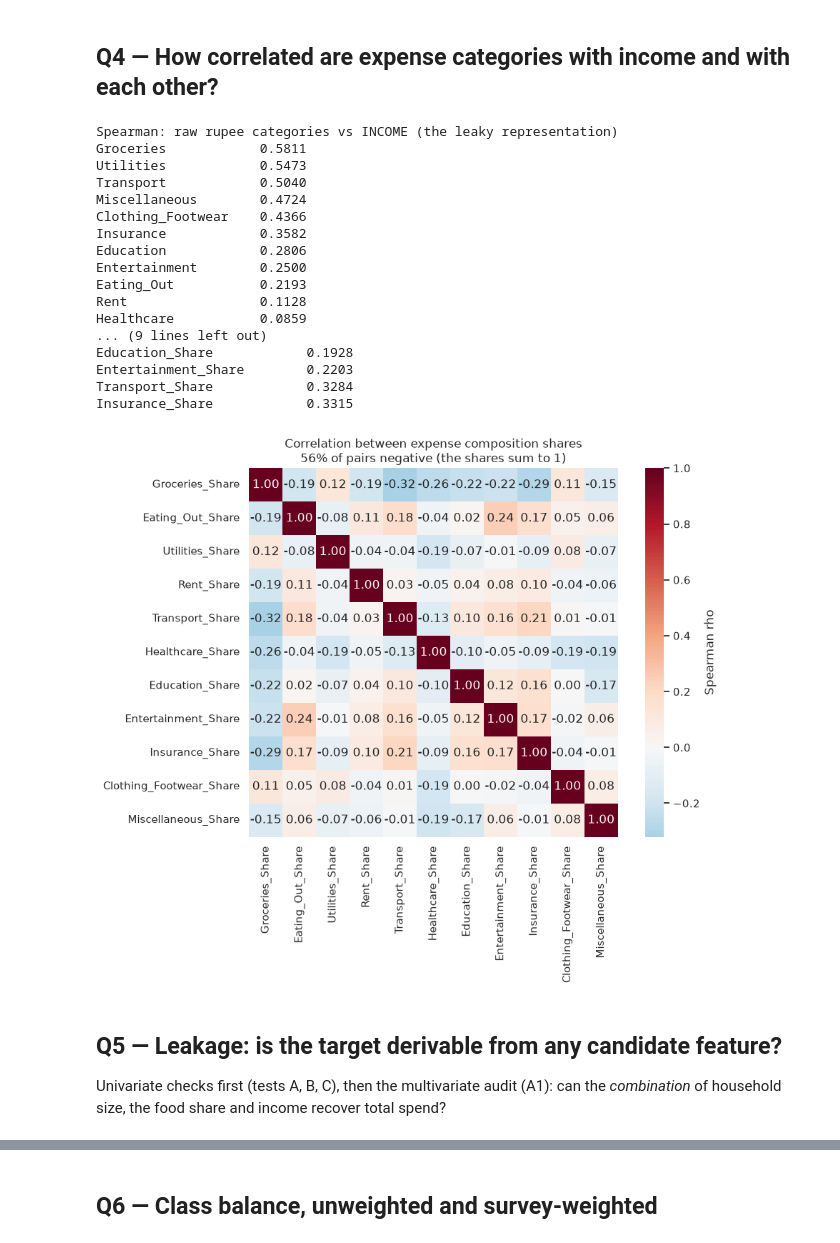
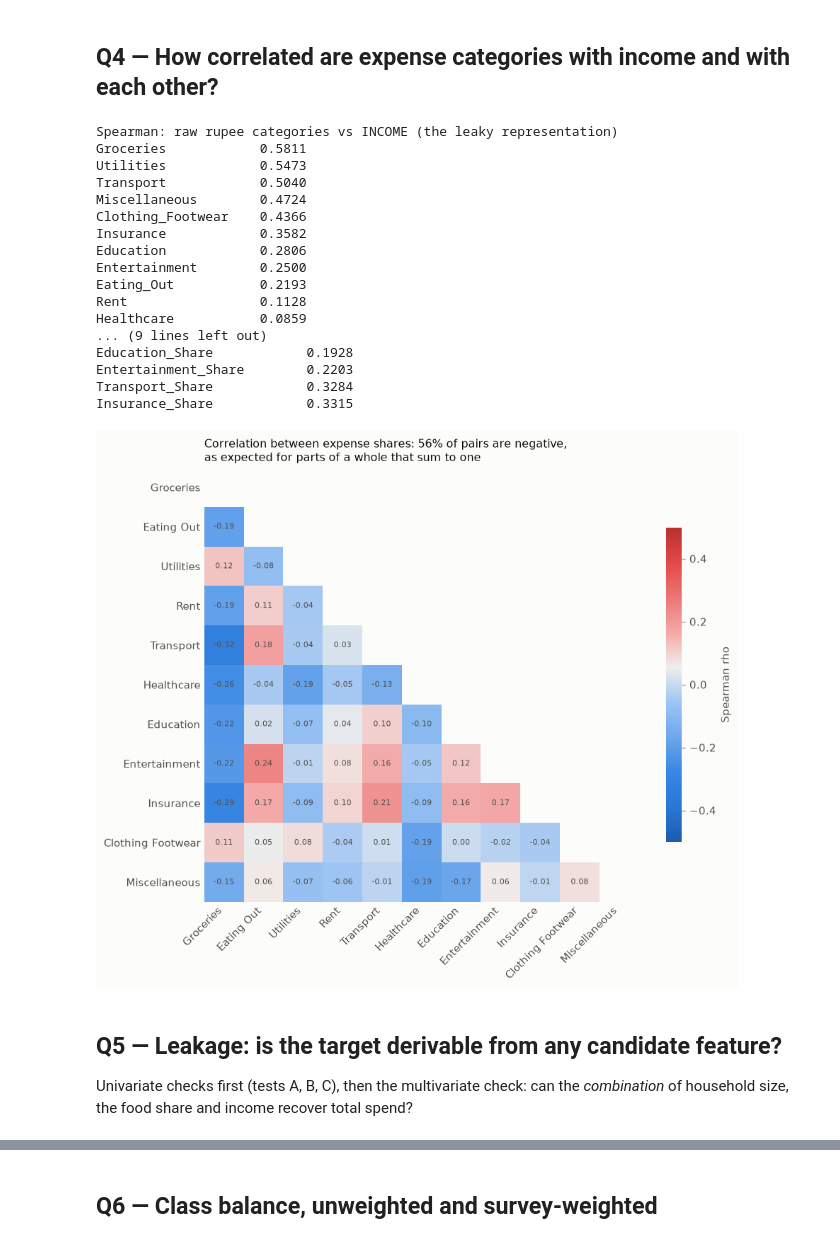
Before and after one commit to saint2706/savings-goal-classifier, a Jupyter notebook: notebooks/01_eda_and_leakage_check.ipynb, the cells around one changed output, grey strips where cells are left out. Drawn from its saved outputs; the diff is of its cells as text; code cells hidden in the pictures.

```diff
--- a/notebooks/01_eda_and_leakage_check.ipynb
+++ b/notebooks/01_eda_and_leakage_check.ipynb
@@ -12,11 +12,11 @@ warnings.filterwarnings("ignore")
 import matplotlib.pyplot as plt
 import numpy as np
 import pandas as pd
-import seaborn as sns
 from scipy.stats import spearmanr
 from sklearn.metrics import roc_auc_score
 
 from savings_goal import config as C
+from savings_goal import viz
 from savings_goal.data.build import reconcile_totals
 from savings_goal.evaluation import leakage
 from savings_goal.evaluation.metrics import weighted_mean
@@ -25,7 +25,7 @@ from savings_goal.io import load_features, load_households, write_result
 from savings_goal.models.pipeline import xgb_pipeline
 
 pd.set_option("display.max_columns", 60)
-sns.set_theme(style="whitegrid")
+viz.use()
 
 df = load_households()
 feats = load_features()
@@ -140,44 +140,57 @@ Duplicate household identifiers: 0
 # %%
 raw_corr = df[EXPENSE].corrwith(df["INCOME"], method="spearman").sort_values(ascending=False)
 print("Spearman: raw rupee categories vs INCOME (the leaky representation)")
 print(raw_corr.round(4).to_string())
 share_corr = df[SHARE_COLS].corrwith(df["Log_Income"], method="spearman").sort_values()
 print("\nSpearman: composition shares vs income")
 print(share_corr.round(4).to_string())
 
 share_cm = df[SHARE_COLS].corr(method="spearman")
-fig, ax = plt.subplots(figsize=(10, 8))
-sns.heatmap(share_cm, annot=True, fmt=".2f", cmap="RdBu_r", center=0, square=True,
-            cbar_kws={"label": "Spearman rho"}, ax=ax)
+labels = [c.replace("_Share", "").replace("_", " ") for c in SHARE_COLS]
+mask = np.triu(np.ones_like(share_cm, dtype=bool))
+shown = share_cm.mask(mask)
+fig, ax = plt.subplots(figsize=(9, 7.5))
+im = ax.imshow(shown, cmap=viz.DIVERGING, vmin=-0.5, vmax=0.5)
+for i in range(len(labels)):
+    for j in range(i):
+        v = share_cm.iat[i, j]
+        ax.text(j, i, f"{v:.2f}", ha="center", va="center", fontsize=7,
+                color="#ffffff" if abs(v) > 0.35 else viz.INK_2)
+ax.set_xticks(range(len(labels)), labels, rotation=45, ha="right")
+ax.set_yticks(range(len(labels)), labels)
+for side in ("left", "bottom"):
+    ax.spines[side].set_visible(False)
+ax.tick_params(length=0)
+cb = fig.colorbar(im, ax=ax, shrink=0.7, label="Spearman rho")
+cb.outline.set_visible(False)
 off = share_cm.where(~np.eye(len(SHARE_COLS), dtype=bool)).stack()
-ax.set_title(f"Correlation between expense composition shares\n"
-             f"{(off < 0).mean():.0%} of pairs negative (the shares sum to 1)")
-plt.tight_layout()
-plt.savefig(C.RESULTS / "phase1_share_correlations.png", dpi=150, bbox_inches="tight")
+ax.set_title(f"Correlation between expense shares: {(off < 0).mean():.0%} of pairs are negative,\n"
+             "as expected for parts of a whole that sum to one")
+plt.savefig(C.RESULTS / "phase1_share_correlations.png")
 plt.show()
 # %% [output]
 Spearman: raw rupee categories vs INCOME (the leaky representation)
 Groceries            0.5811
 Utilities            0.5473
 Transport            0.5040
 Miscellaneous        0.4724
 Clothing_Footwear    0.4366
 Insurance            0.3582
 Education            0.2806
 Entertainment        0.2500
 Eating_Out           0.2193
 Rent                 0.1128
 Healthcare           0.0859
 ... (9 lines left out)
 Education_Share            0.1928
 Entertainment_Share        0.2203
 Transport_Share            0.3284
 Insurance_Share            0.3315
-[figure, old version]
+[figure, new version]
 # %% [markdown]
 ## Q5 — Leakage: is the target derivable from any candidate feature?
 
-Univariate checks first (tests A, B, C), then the multivariate audit (A1): can the
+Univariate checks first (tests A, B, C), then the multivariate check: can the
 *combination* of household size, the food share and income recover total spend?
 # %%
 rec = reconcile_totals(__import__("polars").from_pandas(df))
```
Also changed, not shown: parts of 6 cells of this notebook, 53 other files.
